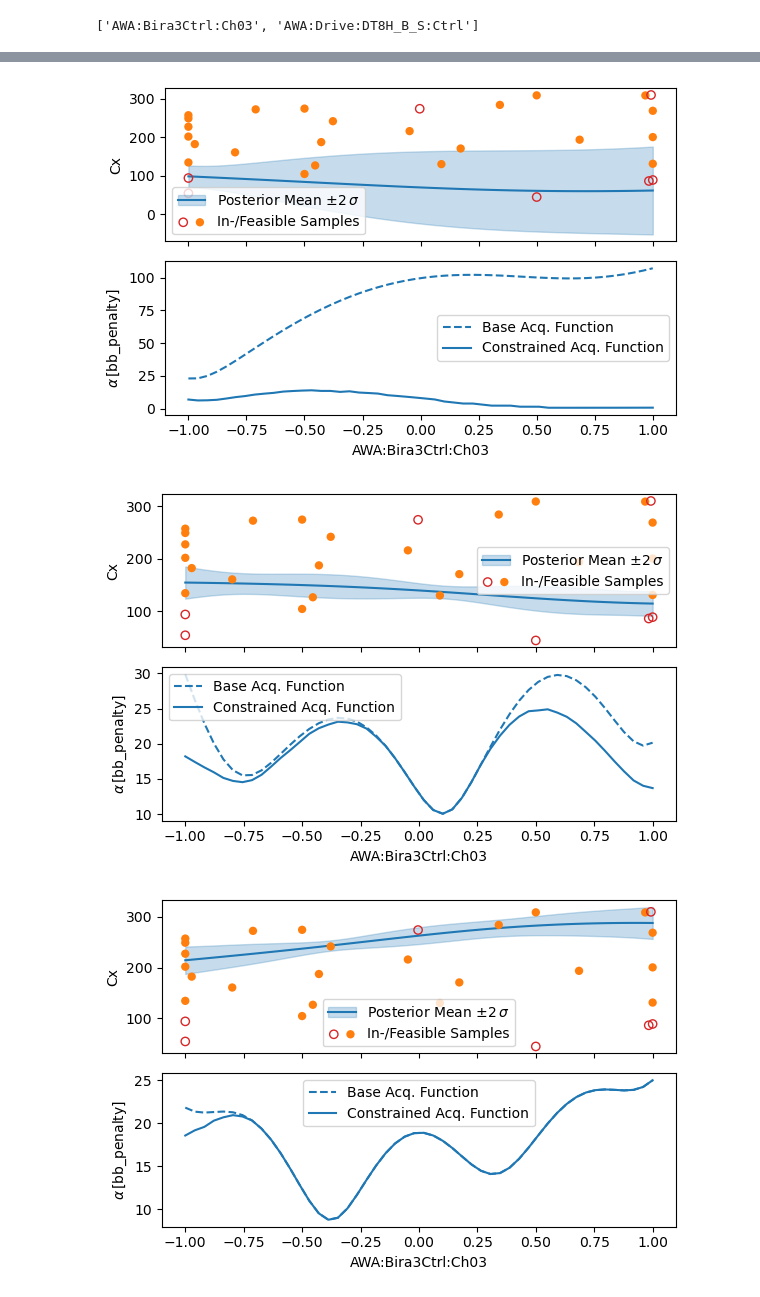
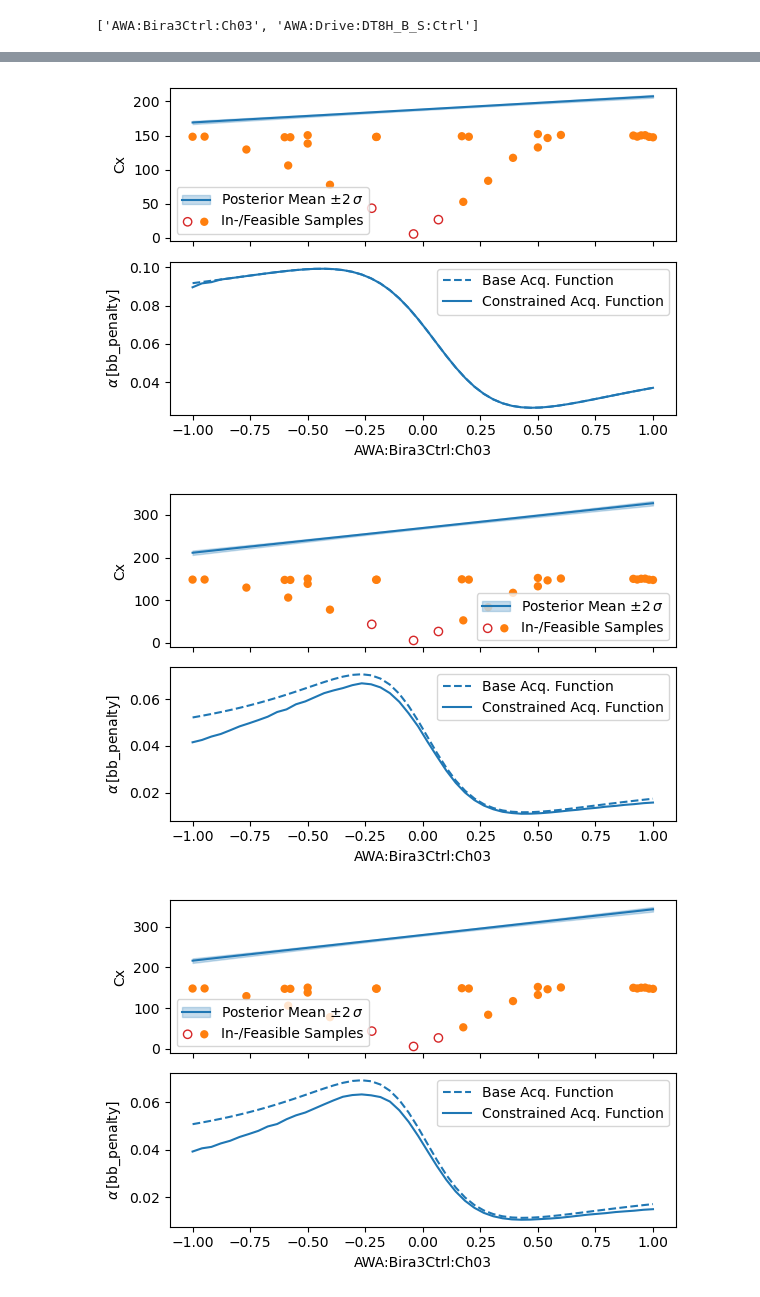
Before and after one commit to jp-ga/awa-badger, a Jupyter notebook: control_notebooks/quad_misalginment_scan_bax.ipynb, the cells around one changed output, grey strips where cells are left out. Saved outputs shown, nothing was run; the diff lists cells and outputs as text; code cells hidden in the pictures.

```diff
--- a/control_notebooks/quad_misalginment_scan_bax.ipynb
+++ b/control_notebooks/quad_misalginment_scan_bax.ipynb
@@ -51,7 +51,7 @@ def evaluate(inputs: dict):
         caput(name, val)
 
     # wait for changes to occur - use small wait time for interpolated measurements
-    time.sleep(1.0)
+    time.sleep(2.0)
 
     results = image_diagnostic.measure_beamsize(1, **inputs)
 
@@ -72,6 +72,7 @@ from xopt.generators.bayesian.models.standard import StandardModelConstructor
 from gpytorch.priors.torch_priors import GammaPrior
 from xopt.generators.bayesian.bax_generator import BaxGenerator
 from xopt.generators.bayesian.bayesian_exploration import BayesianExplorationGenerator
+from copy import deepcopy
 sys.path.append("../bax/")
 
 from bax_alignment import ScipyBeamAlignment
@@ -79,33 +80,35 @@ covar_module = PolynomialKernel(power=1, active_dims=[0]) * PolynomialKernel(pow
 scaled_covar_module = ScaleKernel(covar_module)
 
 # prepare options for Xopt generator
-covar_module_dict = {}# {'Cx': scaled_covar_module}
+covar_module_dict = {'Cx': scaled_covar_module}
 # covar_module_dict = {}
 model_constructor = StandardModelConstructor(
-    covar_modules=covar_module_dict, use_low_noise_prior=False
+    covar_modules=covar_module_dict, use_low_noise_prior=True
 )
 
 algo = ScipyBeamAlignment(
     meas_dims=[0],
     n_samples=10,
-    centroid_position_keys=['Cx']
+    x_key='Cx'
 )
 
-#generator = BaxGenerator(
+generator = BaxGenerator(
+    vocs=vocs,
+    gp_constructor=model_constructor,
+    algorithm=algo,
+    n_interpolate_points=5,
+)
+
+#generator = BayesianExplorationGenerator(
 #    vocs=vocs,
 #    gp_constructor=model_constructor,
-#    algorithm=algo
 #)
 
-generator = BayesianExplorationGenerator(
-    vocs=vocs,
-    gp_constructor=model_constructor,
-)
-
-generator.numerical_optimizer.max_time = 1.0
+generator.numerical_optimizer.max_time = 10.0
 # %%
 from xopt import Xopt
-X = Xopt(vocs=vocs, generator=generator, evaluator=evaluator, strict=False)
+X = Xopt(vocs=vocs, generator=generator, evaluator=evaluator, strict=False,)
+         #dump_file="small_discrepancy_initial_sampling_lower_noise_prior.yml")
 # %%
 X
 # %% [output]
@@ -193,5 +231,5 @@ fig,ax = visualize_generator_model(
 # %%
-for i in range(20):
+for i in range(5):
     X.step()
 # %% [output]
 fitting image
@@ -214,30 +252,30 @@ fitting image
 # %%
 from xopt.generators.bayesian.visualize import visualize_generator_model
 
 fig,ax = visualize_generator_model(
     X.generator,
     variable_names=["AWA:Bira3Ctrl:Ch03"],
-    reference_point={"AWA:Drive:DT8H_B_S:Ctrl":-1.1},
+    reference_point={"AWA:Drive:DT8H_B_S:Ctrl":0.25},
     output_names=["Cx"]
 )
 
 fig2,ax2 = visualize_generator_model(
     X.generator,
     variable_names=["AWA:Bira3Ctrl:Ch03"],
-    reference_point={"AWA:Drive:DT8H_B_S:Ctrl":0.0},
+    reference_point={"AWA:Drive:DT8H_B_S:Ctrl":1.0},
     output_names=["Cx"]
 )
 
 fig3,ax3 = visualize_generator_model(
     X.generator,
     variable_names=["AWA:Bira3Ctrl:Ch03"],
     reference_point={"AWA:Drive:DT8H_B_S:Ctrl":1.1},
     output_names=["Cx"]
 )
 # %% [output]
-[figure, old version]
+[figure, new version]
-[figure, old version]
+[figure, new version]
-[figure, old version]
+[figure, new version]
 # %%
 from xopt.generators.bayesian.visualize import visualize_generator_model
 X.generator.train_model()
```
Also changed, not shown: parts of 10 cells of this notebook, 25 other files.
